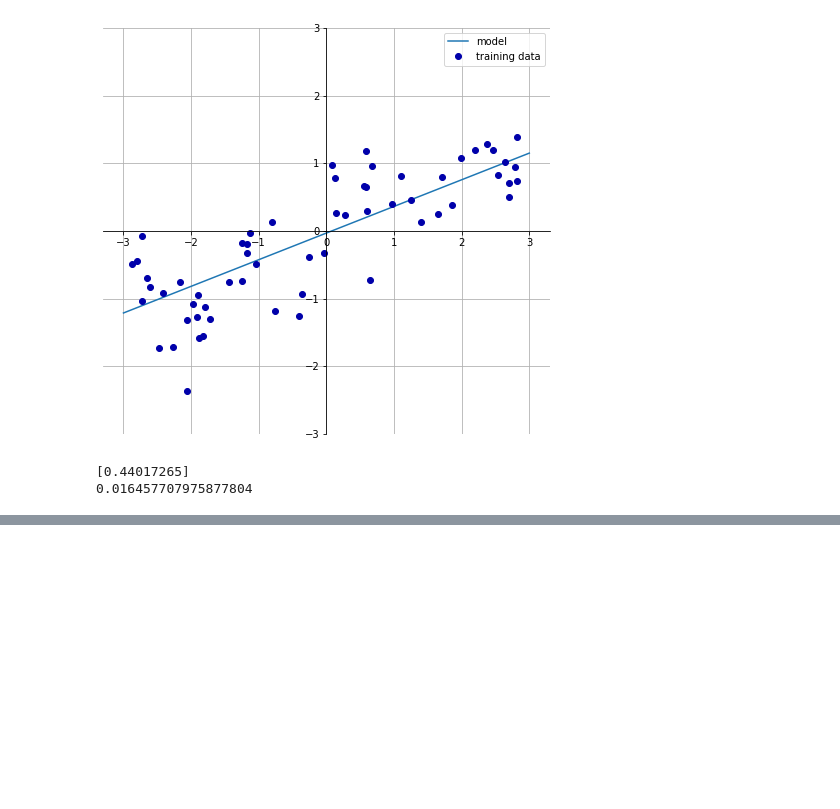
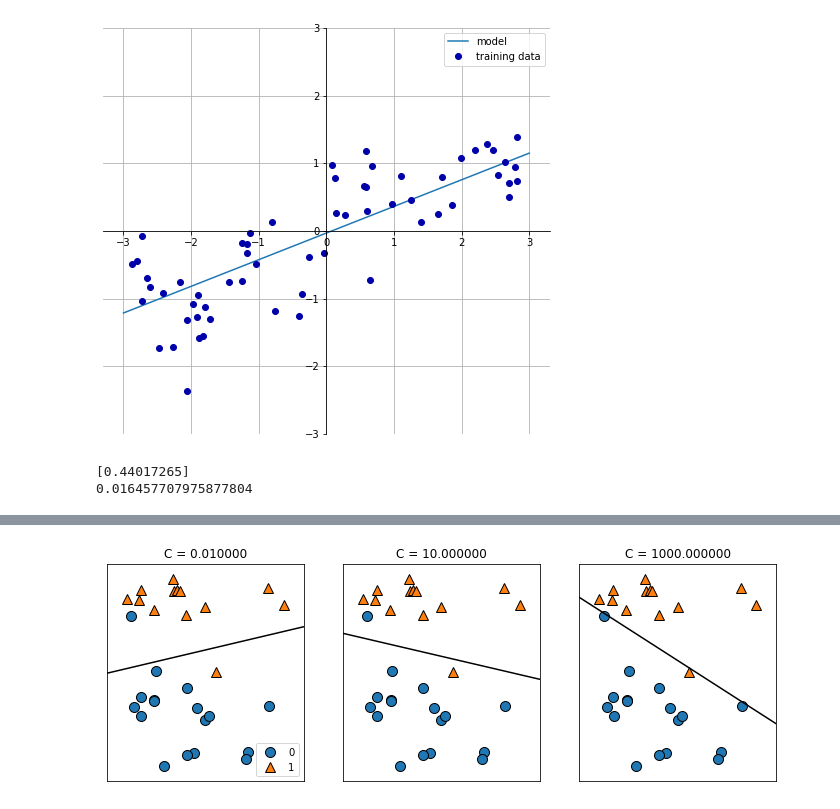
Before and after one commit to shashwatsaket46/PythonProjects, a Jupyter notebook: MachineLearningP.ipynb, the cells around one changed output, grey strips where cells are left out. Drawn from its saved outputs; the diff is of its cells as text; code cells hidden in the pictures; blank space fills up the shorter version.

```diff
--- a/MachineLearningP.ipynb
+++ b/MachineLearningP.ipynb
@@ -188,0 +204,4 @@ print(lr.intercept_)
+# %%
+mg.plots.plot_linear_svc_regularization()
+# %% [output]
+[figure, added]
```
Also changed, not shown: parts of 8 cells of this notebook.
